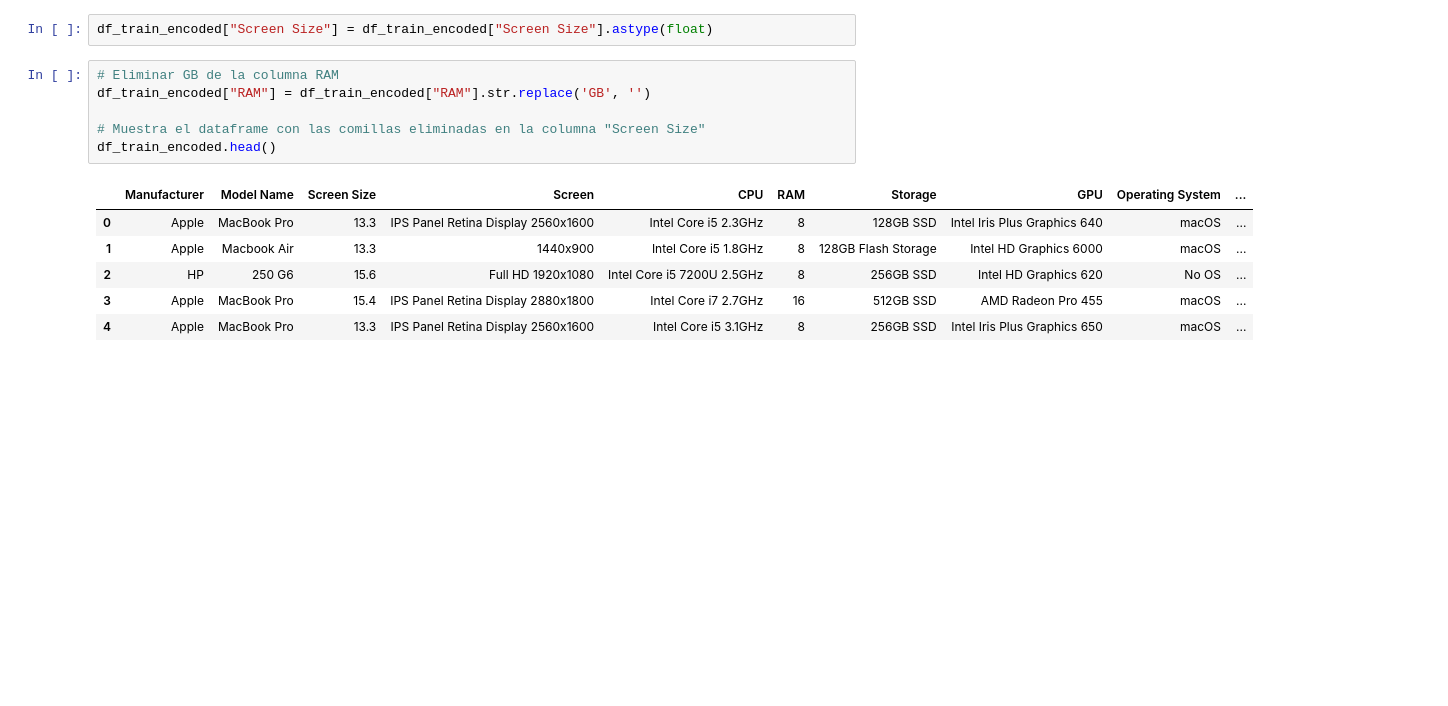
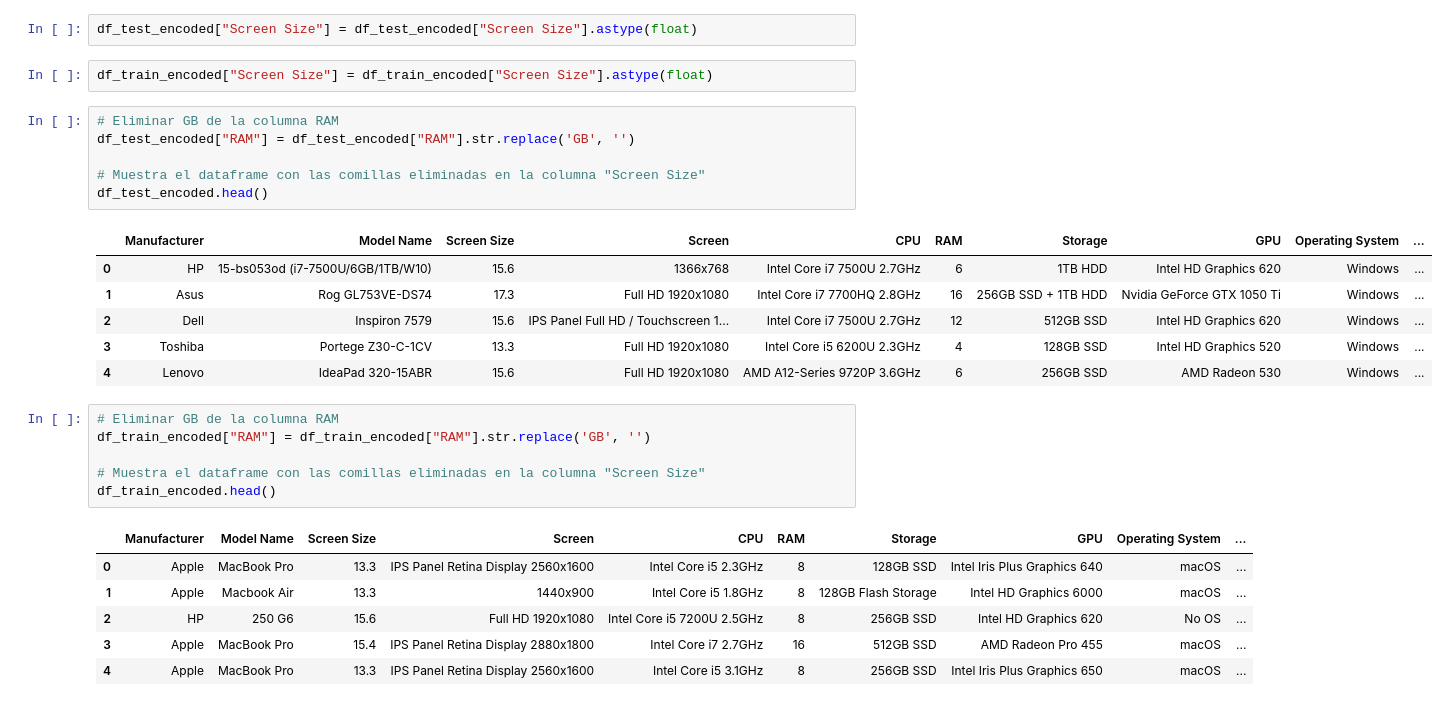
Before and after one commit to Carlosclementegarcia/-w7-project_kaggle, a Jupyter notebook: data/main.ipynb, the cells around one changed output. Cells and saved outputs as stored; diff of their text form; blank space fills up the shorter version.

```diff
--- a/data/main.ipynb
+++ b/data/main.ipynb
@@ -159,8 +194,23 @@ df_train_encoded.head()
 | 2 | HP | 250 G6 | 15.6 | Full HD 1920x1080 | Intel Core i5 7200U 2.5GHz | 8GB | 256GB SSD | Intel HD Graphics 620 | No OS | ... |
 | 3 | Apple | MacBook Pro | 15.4 | IPS Panel Retina Display 2880x1800 | Intel Core i7 2.7GHz | 16GB | 512GB SSD | AMD Radeon Pro 455 | macOS | ... |
 | 4 | Apple | MacBook Pro | 13.3 | IPS Panel Retina Display 2560x1600 | Intel Core i5 3.1GHz | 8GB | 256GB SSD | Intel Iris Plus Graphics 650 | macOS | ... |
+# %%
+df_test_encoded["Screen Size"] = df_test_encoded["Screen Size"].astype(float)
 # %%
 df_train_encoded["Screen Size"] = df_train_encoded["Screen Size"].astype(float)
+# %%
+# Eliminar GB de la columna RAM
+df_test_encoded["RAM"] = df_test_encoded["RAM"].str.replace('GB', '')
+
+# Muestra el dataframe con las comillas eliminadas en la columna "Screen Size"
+df_test_encoded.head()
+# %% [output]
+|  | Manufacturer | Model Name | Screen Size | Screen | CPU | RAM | Storage | GPU | Operating System | ... |
+| 0 | HP | 15-bs053od (i7-7500U/6GB/1TB/W10) | 15.6 | 1366x768 | Intel Core i7 7500U 2.7GHz | 6 | 1TB HDD | Intel HD Graphics 620 | Windows | ... |
+| 1 | Asus | Rog GL753VE-DS74 | 17.3 | Full HD 1920x1080 | Intel Core i7 7700HQ 2.8GHz | 16 | 256GB SSD + 1TB HDD | Nvidia GeForce GTX 1050 Ti | Windows | ... |
+| 2 | Dell | Inspiron 7579 | 15.6 | IPS Panel Full HD / Touchscreen 1... | Intel Core i7 7500U 2.7GHz | 12 | 512GB SSD | Intel HD Graphics 620 | Windows | ... |
+| 3 | Toshiba | Portege Z30-C-1CV | 13.3 | Full HD 1920x1080 | Intel Core i5 6200U 2.3GHz | 4 | 128GB SSD | Intel HD Graphics 520 | Windows | ... |
+| 4 | Lenovo | IdeaPad 320-15ABR | 15.6 | Full HD 1920x1080 | AMD A12-Series 9720P 3.6GHz | 6 | 256GB SSD | AMD Radeon 530 | Windows | ... |
 # %%
 # Eliminar GB de la columna RAM
 df_train_encoded["RAM"] = df_train_encoded["RAM"].str.replace('GB', '')
```
Also changed, not shown: parts of 54 cells of this notebook, 2 other files.
